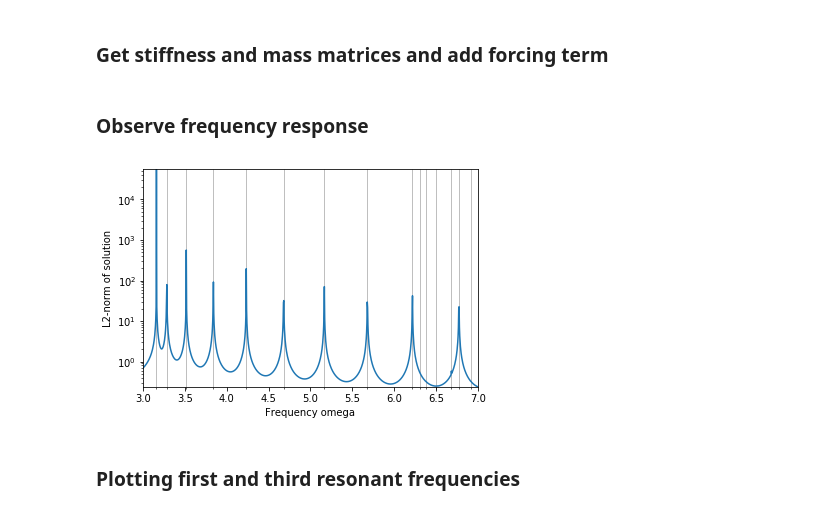
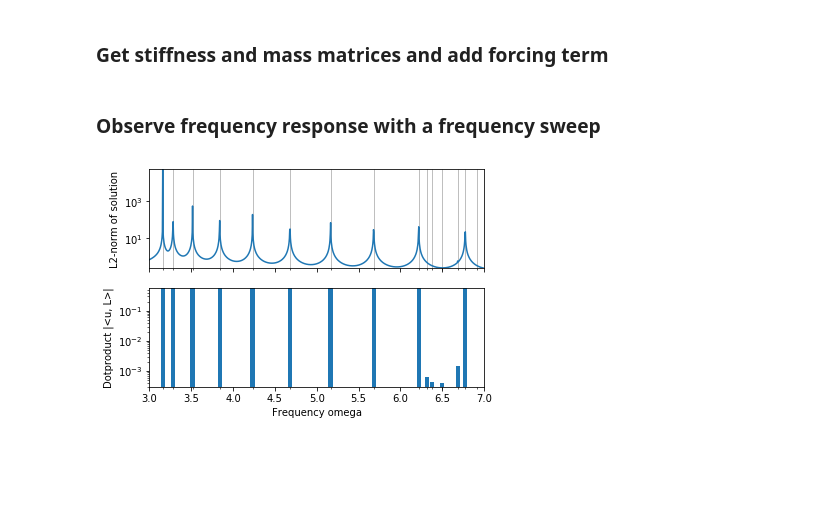
Before and after one commit to FMatti/Maxwell-MRI, a Jupyter notebook: scripts/wg2D_frequency_response.ipynb, the cells around one changed output. Cells and saved outputs as stored; diff of their text form; code cells hidden in the pictures; blank space fills up the shorter version.

```diff
--- a/scripts/wg2D_frequency_response.ipynb
+++ b/scripts/wg2D_frequency_response.ipynb
@@ -35,13 +35,15 @@ def get_numerical_eigenpairs(K, M, V, bc, a, b, k=10):
     #                bc.apply(ones)
     #                inner_points = np.array(ones.get_local(), dtype=bool)
 
-    # TODO: find a way to remove boundary points on sparse matrix
-    M_reduced = M.array()[inner_points, :][:, inner_points]
-    K_reduced = K.array()[inner_points, :][:, inner_points]
-    K_sparse = scipy.sparse.coo_matrix(scipy.sparse.csr_matrix(K_reduced))
-    M_sparse = scipy.sparse.coo_matrix(scipy.sparse.csr_matrix(M_reduced))
+    Mmat = fen.as_backend_type(M).mat().getValuesCSR()[::-1]
+    M_sparse = scipy.sparse.csr_matrix(Mmat)
+    M_reduced = M_sparse[inner_points, :][:, inner_points]
 
-    eigvals, eigvecs = scipy.sparse.linalg.eigsh(K_sparse, k=k, M=M_sparse, sigma=(a+b)/2)
+    Kmat = fen.as_backend_type(K).mat().getValuesCSR()[::-1]
+    K_sparse = scipy.sparse.csr_matrix(Kmat)
+    K_reduced = K_sparse[inner_points, :][:, inner_points]
+
+    eigvals, eigvecs = scipy.sparse.linalg.eigsh(K_reduced, k=k, M=M_reduced, sigma=(a+b)/2)
 
     eigvals_inside = [e1 for e1 in eigvals if a <= e1 and e1 <= b]
     eigvecs_inside = [e2 for e1, e2 in zip(eigvals, eigvecs.T) if a <= e1 and e1 <= b]
@@ -63,3 +71,7 @@ def plot_eigenvector(eigenvector, V, bc):
+# %%
+def eigenvector_dot_L(eigvec, V, bc, L):
+    full_eigvec = add_boundary_values(eigvec, V, bc)
+    return np.inner(full_eigvec, L.get_local())
 # %% [markdown]
 ### Create waveguide and set boundary conditions
 # %%
@@ -83,24 +95,31 @@ boundary, V, bc = wg2D.create(mesh, Inlet())
 # %%
 K, M, L = wg2D.setup(boundary, g_z_inlet, mu, eps, V, bc)
 # %% [markdown]
-### Observe frequency response
+### Observe frequency response with a frequency sweep
 # %%
 omegas = np.linspace(3, 7, 1000)
 
-# L2 norm of solution for many different frequencies
 L2_norms =  get_solution_L2_norms(omegas, K, M, L, V)
-fig, ax = plt.subplots()
-ax.plot(omegas, L2_norms)
-ax.set_yscale('log')
-ax.set_xlabel('Frequency omega')
-ax.set_ylabel('L2-norm of solution')
+
+fig, ax = plt.subplots(2, 1, sharex=True)
+ax[0].plot(omegas, L2_norms)
+ax[0].set_yscale('log')
+ax[0].set_ylabel('L2-norm of solution')
 
 eigvals, eigvecs = get_numerical_eigenpairs(K, M, V, bc, omegas[0]**2, omegas[-1]**2, k=50)
-ax.vlines(np.sqrt(eigvals), 0, np.max(L2_norms), linewidth=0.5, colors='k', alpha=0.5)
-ax.set_xticks(np.sqrt(eigvals), minor=True)
-ax.margins(x=0, y=0)
+
+ax[0].vlines(np.sqrt(eigvals), 0, np.max(L2_norms), linewidth=0.5, colors='k', alpha=0.5)
+ax[0].set_xticks(np.sqrt(eigvals), minor=True)
+ax[0].margins(x=0, y=0)
+
+dotproducts = [eigenvector_dot_L(eigvec, V, bc, L) for eigvec in eigvecs]
+
+ax[1].bar(np.sqrt(eigvals), np.abs(dotproducts), width=0.05)
+ax[1].set_yscale('log')
+ax[1].set_xlabel('Frequency omega')
+ax[1].set_ylabel('Dotproduct |<u, L>|')
+ax[1].set_xlim(omegas[0], omegas[-1])
+ax[1].margins(y=0)
 plt.show()
 # %% [output]
-[figure, old version]
+[figure, new version]
-# %% [markdown]
-### Plotting first and third resonant frequencies
```
Also changed, not shown: parts of 13 cells of this notebook.
